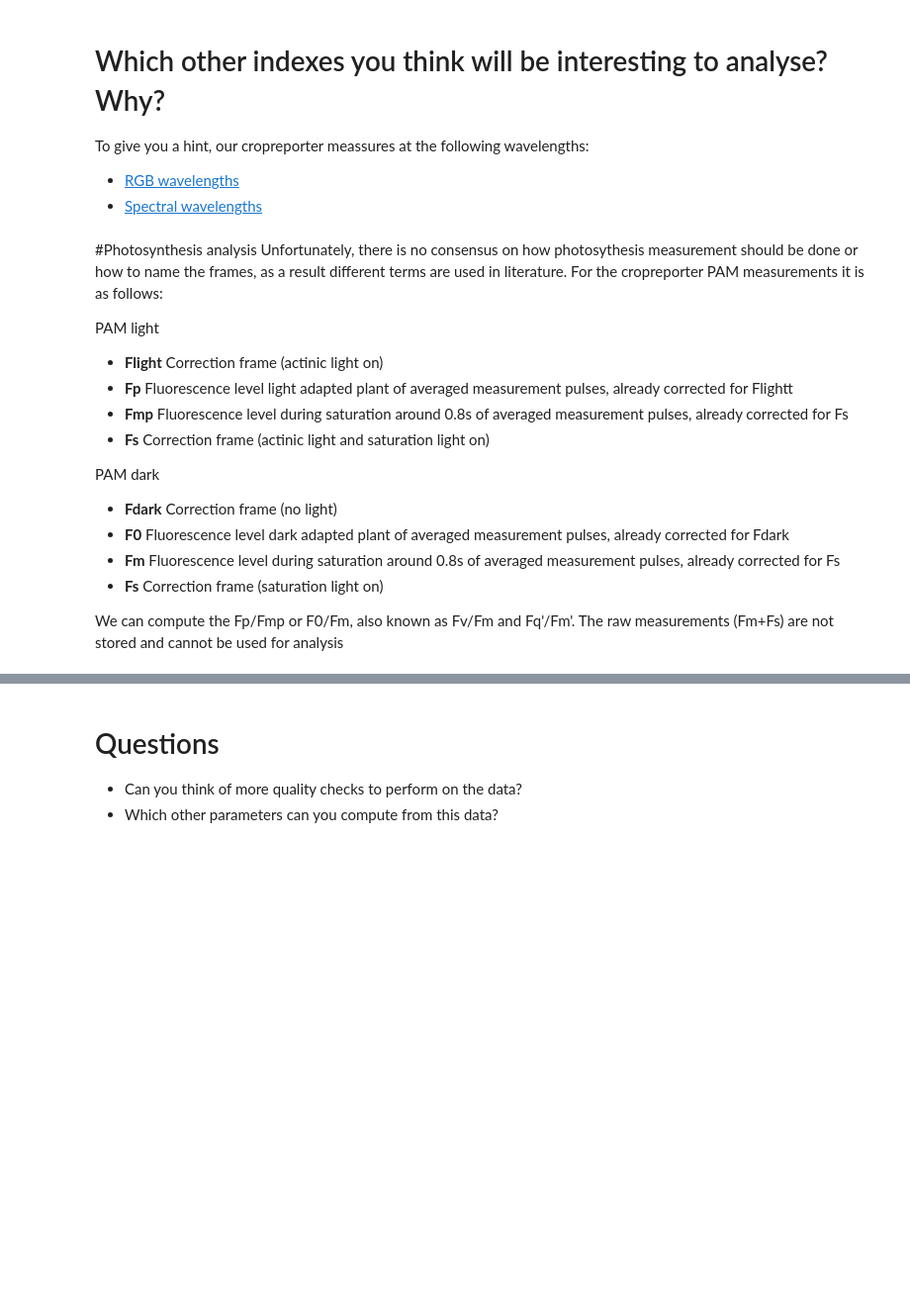
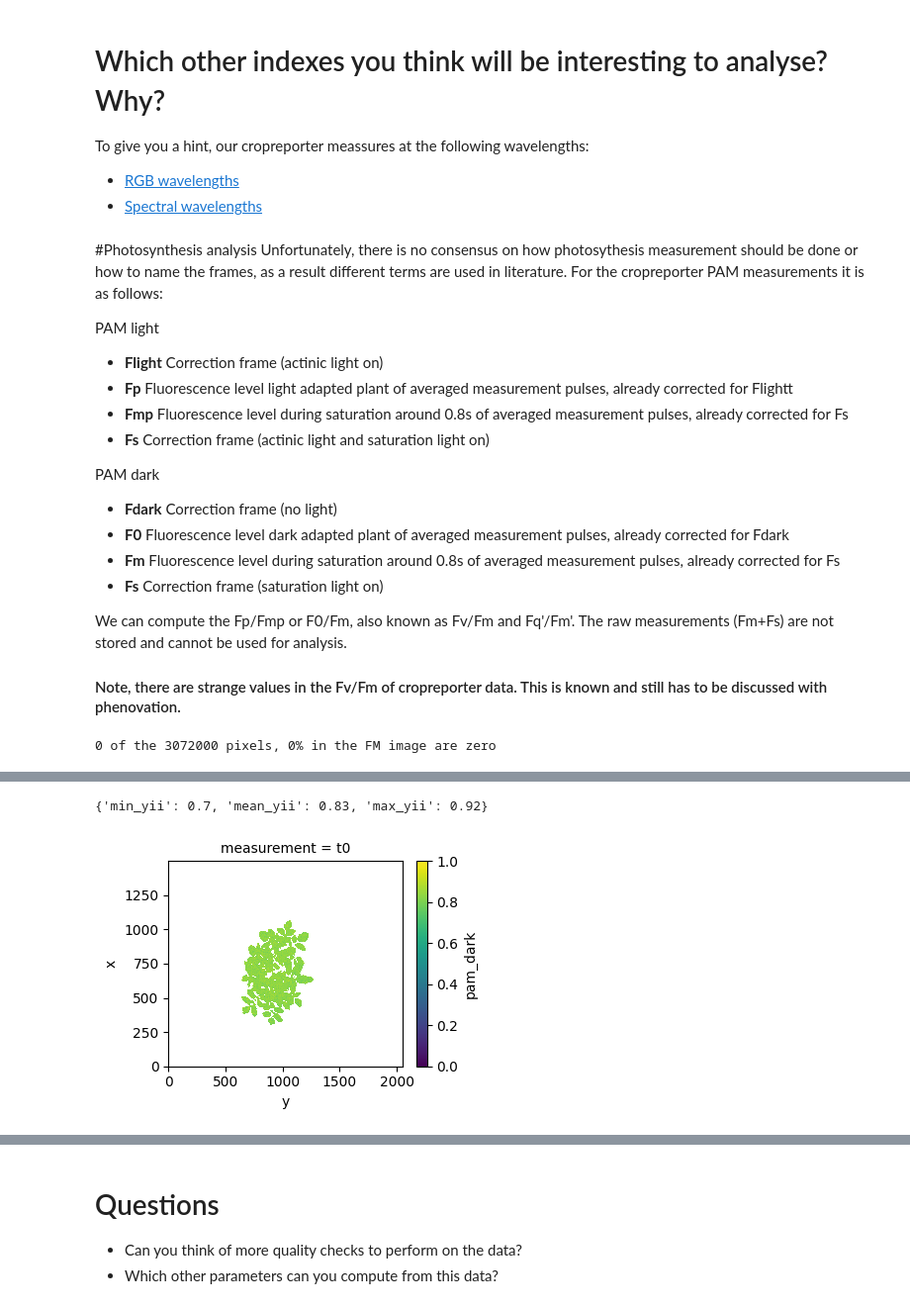
Before and after one commit to JTvD/Workshop_P4P, a Jupyter notebook: introduction.ipynb, the cells around one changed output, grey strips where cells are left out. Shown at 99% size. Saved outputs shown, nothing was run; the diff lists cells and outputs as text; code cells hidden in the pictures; blank space fills up the shorter version.

```diff
--- a/introduction.ipynb
+++ b/introduction.ipynb
@@ -273,7 +352,9 @@ already corrected for Fdark
 - **Fs** Correction frame (saturation light on)
 
 We can compute the Fp/Fmp or F0/Fm, also known as Fv/Fm and Fq'/Fm'.
-The raw measurements (Fm+Fs) are not stored and cannot be used for analysis
+The raw measurements (Fm+Fs) are not stored and cannot be used for analysis.
+
+#### Note, there are strange values in the Fv/Fm of cropreporter data. This is known and still has to be discussed with phenovation.
 # %%
 # In our meassurements we ofter see zero Fm values for plant pixels.
 # Therefore we implemented this data quality check: How many pixels in the Fm/Fmp image are zero?
@@ -284,19 +365,28 @@ if not ps.pam_dark is None:
 elif not ps.pam_light is None:
   #Extract FMp data as numpy array
   FM = ps.pam_dark.sel(frame_label='Fmp').to_numpy()
+elif not ps.ojip_dark is None:
+  #Extract FM data as numpy array
+  FM = ps.ojip_dark.sel(frame_label='Fm').to_numpy()
 
 if not FM is None:
   output = np.full(FM.shape, np.nan)
   output[mask > 0] = FM[mask > 0]
   output = output.flatten()
   print(f"{len(output[output == 0])} of the {len(output)} pixels, {int(len(output[output == 0])/len(output)*100)}% in the FM image are zero")
+# %% [output]
+0 of the 3072000 pixels, 0% in the FM image are zero
 # %%
 # Calculate and analyze PSII efficiency
 if not ps.pam_dark is None:
   yii_global, yii_chart = pcv.analyze.yii(ps_da=ps.pam_dark, labeled_mask=mask, measurement_labels=["Fv/Fm"])
 elif not ps.pam_light is None:
   yii_global, yii_chart = pcv.analyze.yii(ps_da=ps.pam_light, labeled_mask=mask, measurement_labels=["Fq'/Fm'"])
+elif not ps.ojip_dark is None:
+  #Extract FM data as numpy array
+  yii_global, yii_chart = pcv.analyze.yii(ps_da=ps.ojip_dark, labeled_mask=mask, measurement_labels=["Fv/Fm"])
 
 # yii is how plantcv calls the fv/fm or Fq'/Fm'.
 stats = {'min_yii': round(float(yii_global.min().values),2), 'mean_yii': round(float(yii_global.mean().values),2), 'max_yii': round(float(yii_global.max().values),2)}
 stats
+# %% [output]
@@ -302,0 +394,2 @@ stats
+{'min_yii': 0.7, 'mean_yii': 0.83, 'max_yii': 0.92}
+[figure, added]
```
Also changed, not shown: parts of 18 cells of this notebook.
